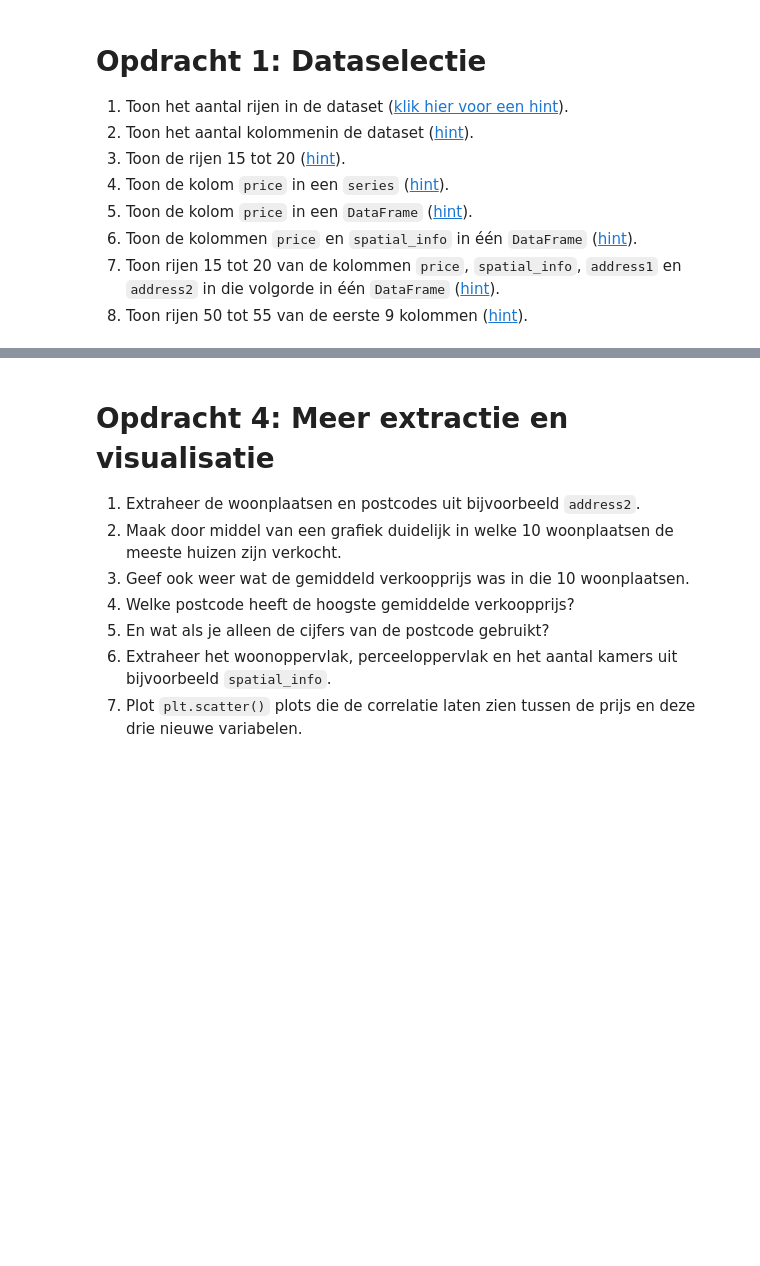
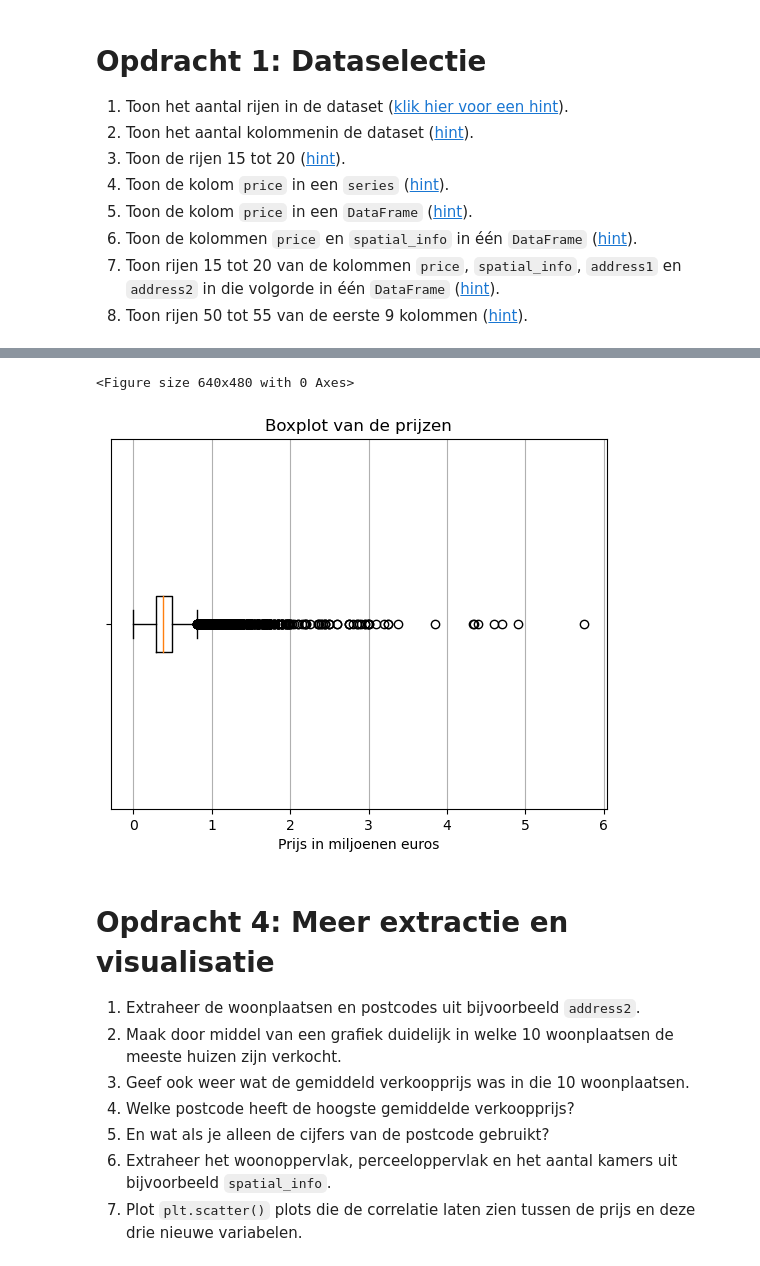
Before and after one commit to elvissomers/Mini-opdrachten-data, a Jupyter notebook: Mini-opdrachten data.ipynb, the cells around one changed output, grey strips where cells are left out. Drawn from its saved outputs; the diff is of its cells as text; code cells hidden in the pictures; blank space fills up the shorter version.

```diff
--- a/Mini-opdrachten data.ipynb
+++ b/Mini-opdrachten data.ipynb
@@ -56,3 +242,21 @@ df_ruw.head()
+# %%
+plt.clf()
+# %% [output]
+<Figure size 640x480 with 0 Axes>
+# %%
+fig, ax = plt.subplots()
+
+disp_price = [price / 1e6 for price in price_nrs]
+
+ax.boxplot(disp_price, vert=False, zorder=3)
+ax.set_title('Boxplot van de prijzen')
+ax.set_xlabel('Prijs in miljoenen euros')
+ax.grid(axis='x')
+ax.set_yticklabels([])
+
+plt.show()
+# %% [output]
+[figure, added]
 # %% [markdown]
 # Opdracht 4: Meer extractie en visualisatie
 1. Extraheer de woonplaatsen en postcodes uit bijvoorbeeld `address2`.
```
Also changed, not shown: parts of 23 cells of this notebook, 1 other file.
